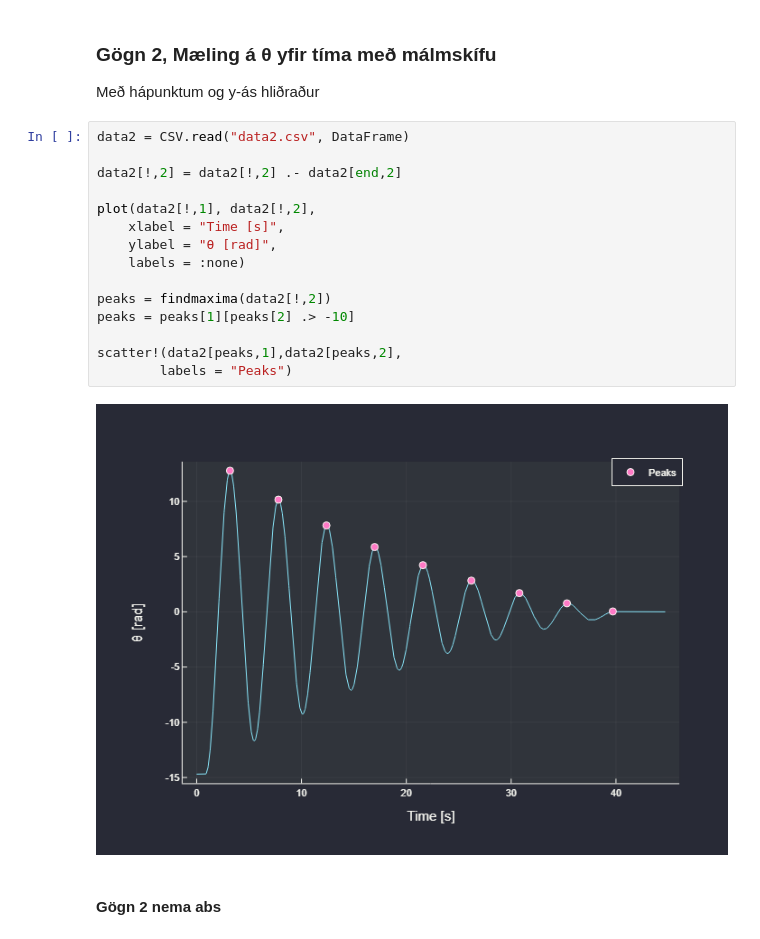
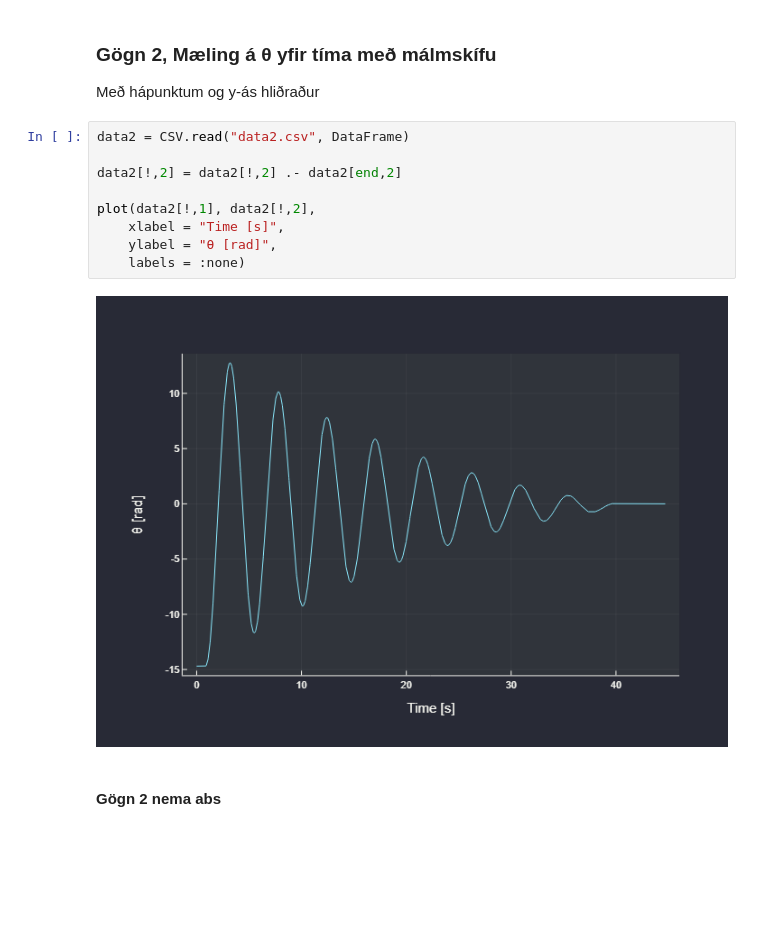
Before and after one commit to AwesomeQuest/verklegt3, a Jupyter notebook: notebook.ipynb, the cells around one changed output. Saved outputs shown, nothing was run; the diff lists cells and outputs as text; blank space fills up the shorter version.

```diff
--- a/notebook.ipynb
+++ b/notebook.ipynb
@@ -37,20 +58,14 @@ Með hápunktum og y-ás hliðraður
 # %%
 data2 = CSV.read("data2.csv", DataFrame)
 
 data2[!,2] = data2[!,2] .- data2[end,2]
 
 plot(data2[!,1], data2[!,2],
 	xlabel = "Time [s]",
 	ylabel = "θ [rad]",
 	labels = :none)
-
-peaks = findmaxima(data2[!,2])
-peaks = peaks[1][peaks[2] .> -10]
-
-scatter!(data2[peaks,1],data2[peaks,2],
-		labels = "Peaks")
 # %% [output]
-[figure, old version]
+[figure, new version]
 # %% [markdown]
 #### Gögn 2 nema abs
 # %%
```
Also changed, not shown: parts of 12 cells of this notebook.
